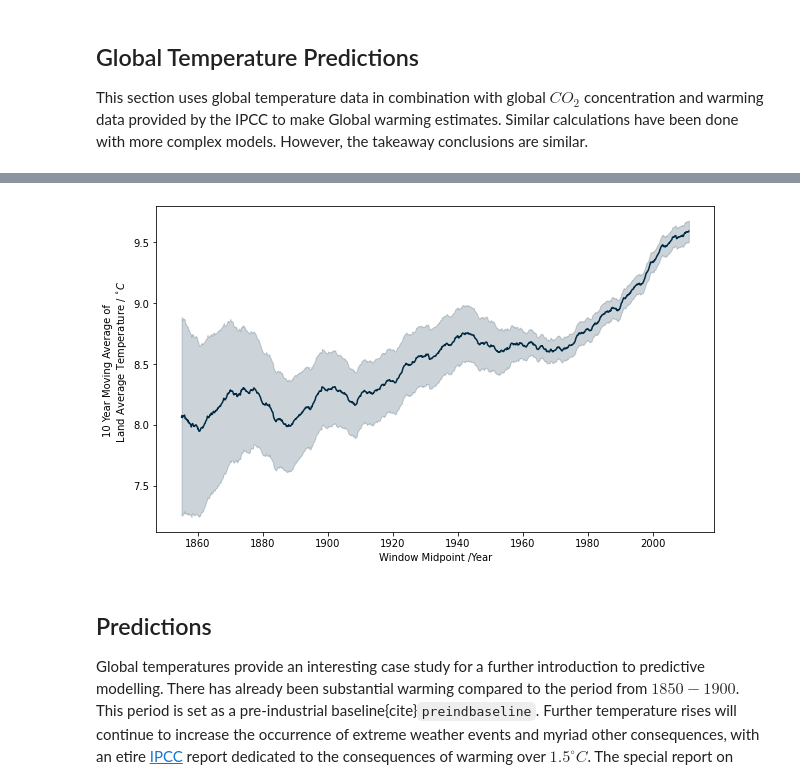
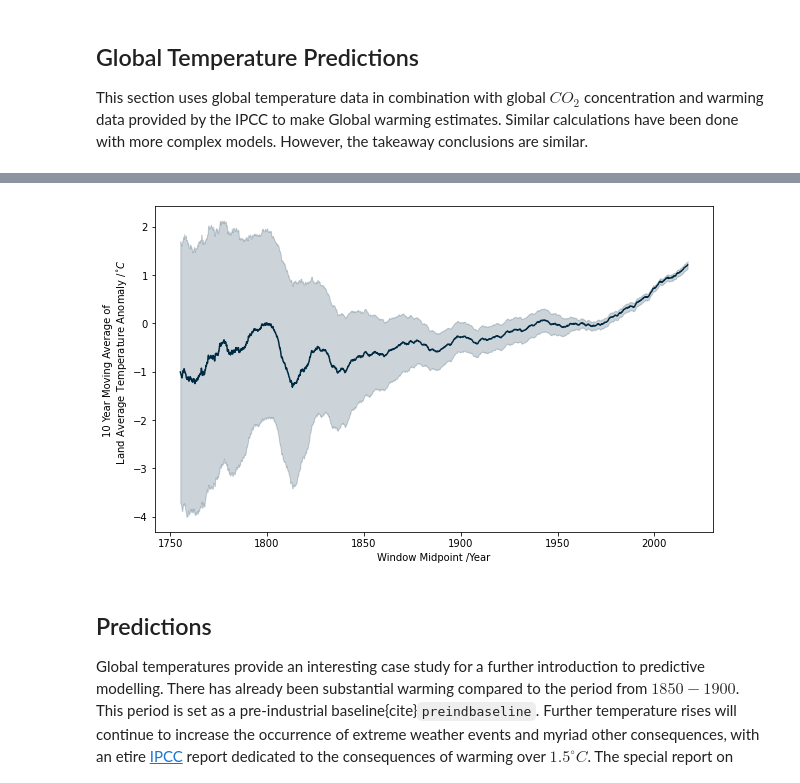
Before and after one commit to seancraven/CDS_book, a Jupyter notebook: _build/jupyter_execute/Chapter_2/baysian.ipynb, the cells around one changed output, grey strips where cells are left out. Drawn from its saved outputs; the diff is of its cells as text; code cells hidden in the pictures.

```diff
--- a/_build/jupyter_execute/Chapter_2/baysian.ipynb
+++ b/_build/jupyter_execute/Chapter_2/baysian.ipynb
@@ -26,13 +16,23 @@ The temperature data has missing fields as with the global $CO_2$ data. Further,
+# %%
+path = "http://berkeleyearth.lbl.gov/auto/Global/Complete_TAVG_complete.txt"
+#Formatting be data
+colnames=['year', 'month', 'monthly_anomaly', 'monthly_anomaly_unc',
+    'yearly_anomaly', 'yearly_anomaly_unc', '5yearly_anomaly',
+    '5yearly_anomaly_unc', '10yearly_anomaly', '10yearly_anomaly_unc',
+    '20yearly_anomaly', '20yearly_anomaly_unc'
+    ]
+temp_data = pd.read_fwf(path, skiprows=34, names=colnames)
+temp_data['dt'] = temp_data['month']/12 + temp_data['year']
+#remove be moving averages
+temp_data.drop( columns=['yearly_anomaly', 'yearly_anomaly_unc',
+    '5yearly_anomaly', '5yearly_anomaly_unc', '10yearly_anomaly',
+    '10yearly_anomaly_unc', '20yearly_anomaly', '20yearly_anomaly_unc'],
+    inplace=True
+    )
 # %%
-path = '/home/sean/Downloads/GlobalTemperatures.csv'
-temp_data = pd.read_csv(path)
 # Format date
-yymmdd(temp_data)
-# Find NA
 null_sum = (temp_data.isna()).values.sum(axis=0)
 pd.DataFrame(data=null_sum,
     index=temp_data.columns,
     columns=['Number of Null Values']
     )
-#Drop NA
-temp_data = temp_data.dropna()
@@ -53,33 +49,33 @@ dtype: bool
 # %%
 # Sliding window weighted average:
 slv = sliding_window_view(temp_data, 120, 0)
-time_midpoint = np.mean(slv[:,0,:], axis=1)
-win_ave_temp = slv[:,1,:]
-win_ave_unc =  slv[:,2,:]
+time_midpoint = np.mean(slv[:,-1,:], axis=1)
+win_ave_temp = slv[:,2,:]
+win_ave_unc =  slv[:,3,:]
 # %%
 fig, ax = plt.subplots(1, 1, figsize = (10, 6))
 ave_temp = np.mean(win_ave_temp,axis=1)
 ave_unc = np.mean(win_ave_unc, axis=1)
 
 lb = ave_temp - ave_unc
 ub = ave_temp + ave_unc
 
 ax.plot(time_midpoint,
     ave_temp,
     color=colours.durham.ink
     )
 ax.fill_between(time_midpoint,
     lb,
     ub,
     color = colours.durham.ink,
     alpha=0.2
     )
 ax.set_xlabel('Window Midpoint /Year')
 ax.set_ylabel('10 Year Moving Average of \n \
-    Land Average Temperature / $^{\circ}C$'
+    Land Average Temperature Anomaly /$^{\circ}C$'
     );
 # %% [output]
-[figure, old version]
+[figure, new version]
 # %% [markdown]
 ## Predictions
 Global temperatures provide an interesting case study for a further introduction to predictive modelling. There has already been substantial warming compared to the period from $1850-1900$. This period is set as a pre-industrial baseline{cite}`preindbaseline`. Further temperature rises will continue to increase the occurrence of extreme weather events and myriad other consequences, with an etire [IPCC](https://www.ipcc.ch/sr15/) report dedicated to the consequences of warming over $1.5^\circ C$. The special report on emission scenarios(SRES){cite}`SRES` produced by the IPCC in 2000, details multiple families of emission scenarios with their associated warming.
```
Also changed, not shown: parts of 12 cells of this notebook, 54 other files.
